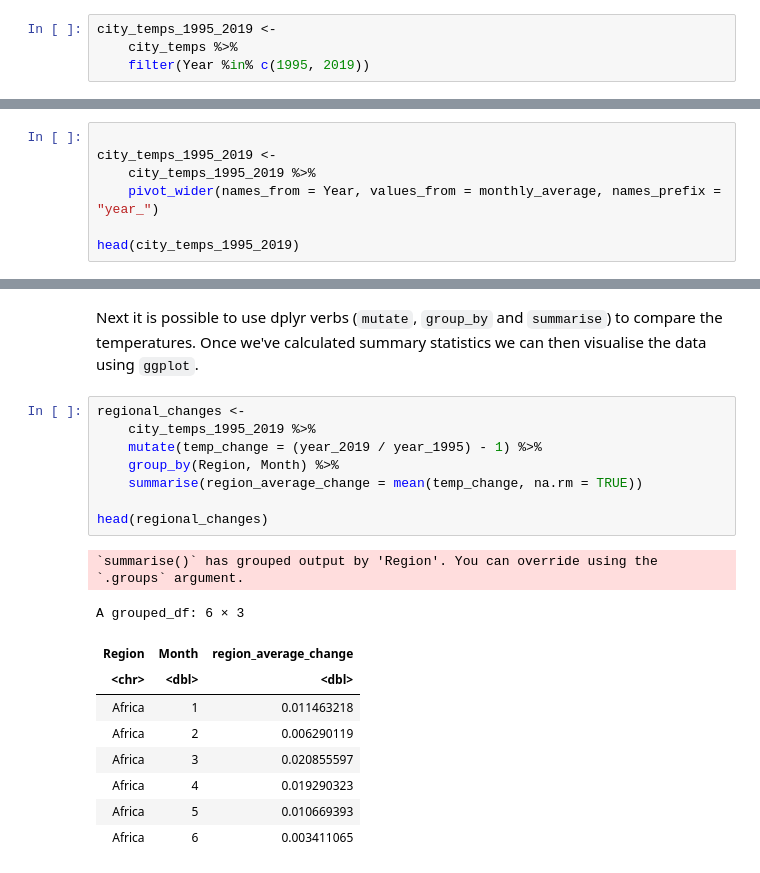
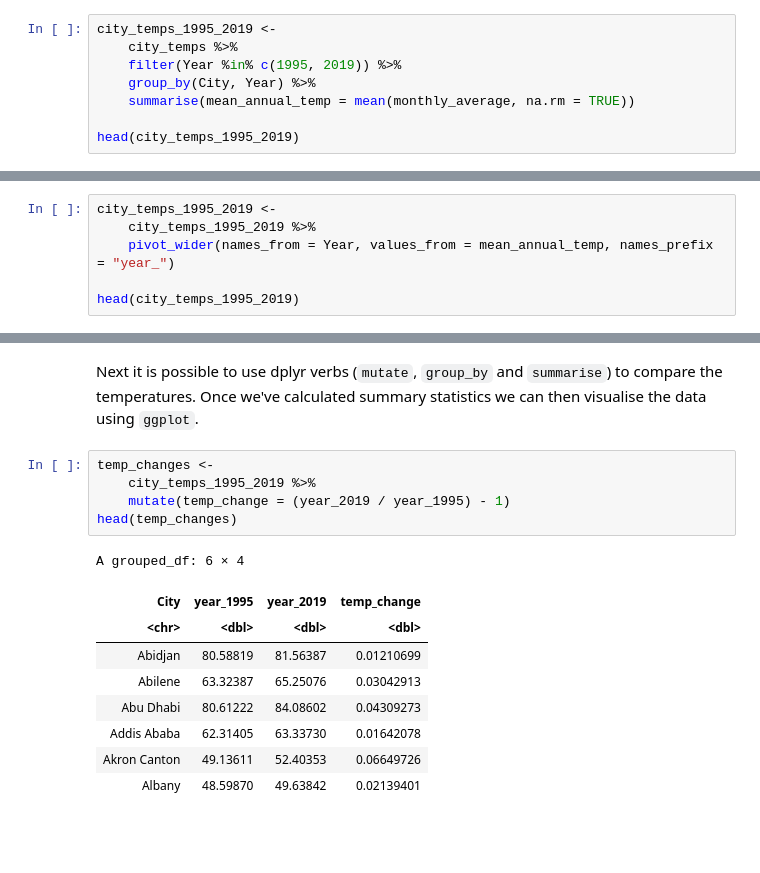
Before and after one commit to MatthewJWhittle/NCW2021, a Jupyter notebook: Introduction-R.ipynb, the cells around one changed output, grey strips where cells are left out. Drawn from its saved outputs; the diff is of its cells as text; blank space fills up the shorter version.

```diff
--- a/Introduction-R.ipynb
+++ b/Introduction-R.ipynb
@@ -200,4 +202,8 @@ First I'm going to filter the data for temperatures from 1995 and 2019.
 # %%
 city_temps_1995_2019 <-
     city_temps %>%
-    filter(Year %in% c(1995, 2019))
+    filter(Year %in% c(1995, 2019)) %>%
+    group_by(City, Year) %>%
+    summarise(mean_annual_temp = mean(monthly_average, na.rm = TRUE))
+
+head(city_temps_1995_2019)
@@ -207,8 +224,7 @@ I'm using the `pivot_wider` function to do this, specifying the column which the
 # %%
-
 city_temps_1995_2019 <-
     city_temps_1995_2019 %>%
-    pivot_wider(names_from = Year, values_from = monthly_average, names_prefix = "year_")
+    pivot_wider(names_from = Year, values_from = mean_annual_temp, names_prefix = "year_")
 
 head(city_temps_1995_2019)
 # %% [output]
@@ -224,21 +240,17 @@ A tibble: 6 × 7
 # %% [markdown]
 Next it is possible to use dplyr verbs (`mutate`, `group_by` and `summarise`) to compare the temperatures. Once we've calculated summary statistics we can then visualise the data using `ggplot`.
 # %%
-regional_changes <-
+temp_changes <-
     city_temps_1995_2019 %>%
-    mutate(temp_change = (year_2019 / year_1995) - 1) %>%
-    group_by(Region, Month) %>%
-    summarise(region_average_change = mean(temp_change, na.rm = TRUE))
-
-head(regional_changes)
+    mutate(temp_change = (year_2019 / year_1995) - 1)
+head(temp_changes)
 # %% [output]
-`summarise()` has grouped output by 'Region'. You can override using the `.groups` argument.
+A grouped_df: 6 × 4
-A grouped_df: 6 × 3
-| Region | Month | region_average_change |
-| <chr> | <dbl> | <dbl> |
-| Africa | 1 | 0.011463218 |
-| Africa | 2 | 0.006290119 |
-| Africa | 3 | 0.020855597 |
-| Africa | 4 | 0.019290323 |
-| Africa | 5 | 0.010669393 |
-| Africa | 6 | 0.003411065 |
+| City | year_1995 | year_2019 | temp_change |
+| <chr> | <dbl> | <dbl> | <dbl> |
+| Abidjan | 80.58819 | 81.56387 | 0.01210699 |
+| Abilene | 63.32387 | 65.25076 | 0.03042913 |
+| Abu Dhabi | 80.61222 | 84.08602 | 0.04309273 |
+| Addis Ababa | 62.31405 | 63.33730 | 0.01642078 |
+| Akron Canton | 49.13611 | 52.40353 | 0.06649726 |
+| Albany | 48.59870 | 49.63842 | 0.02139401 |
```
Also changed, not shown: parts of 7 cells of this notebook.
